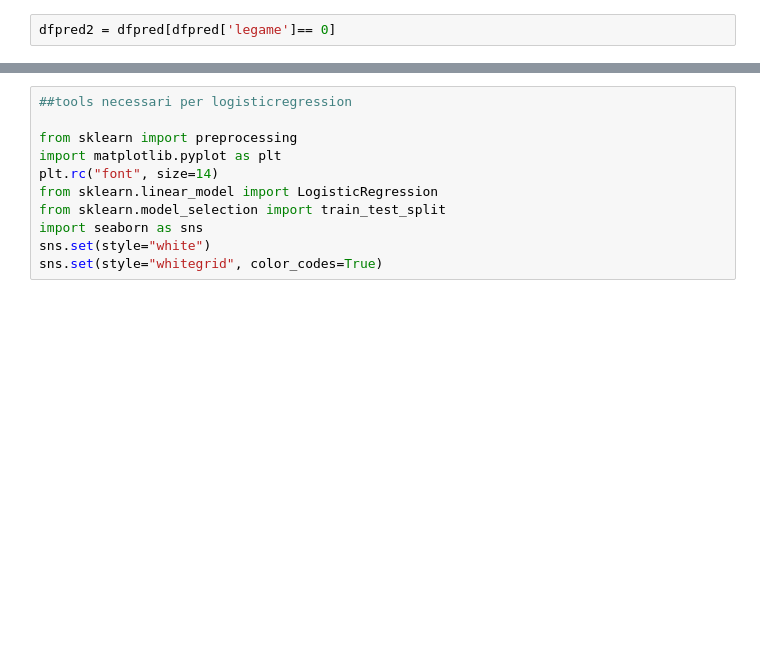
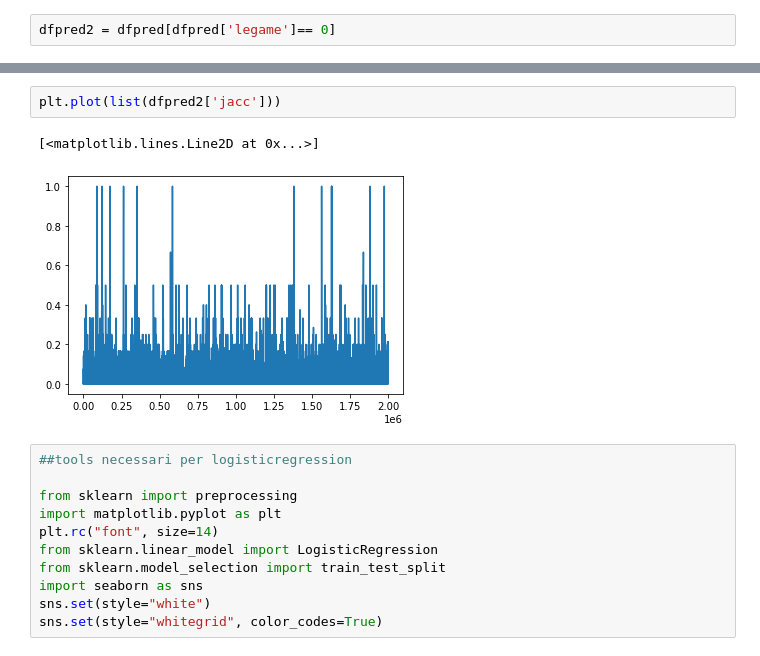
Before and after one commit to testalorenzo/crunch_net, a Jupyter notebook: notebook/crunch_up.ipynb, the cells around one changed output, grey strips where cells are left out. Saved outputs shown, nothing was run; the diff lists cells and outputs as text; blank space fills up the shorter version.

```diff
--- a/notebook/crunch_up.ipynb
+++ b/notebook/crunch_up.ipynb
@@ -295,3 +291,8 @@ dfpred2 = dfpred[dfpred['legame']== 0]
+# %%
+plt.plot(list(dfpred2['jacc']))
+# %% [output]
+[<matplotlib.lines.Line2D at 0x...>]
+[figure, added]
 # %%
 ##tools necessari per logisticregression
 
```
Also changed, not shown: parts of 56 cells of this notebook.
